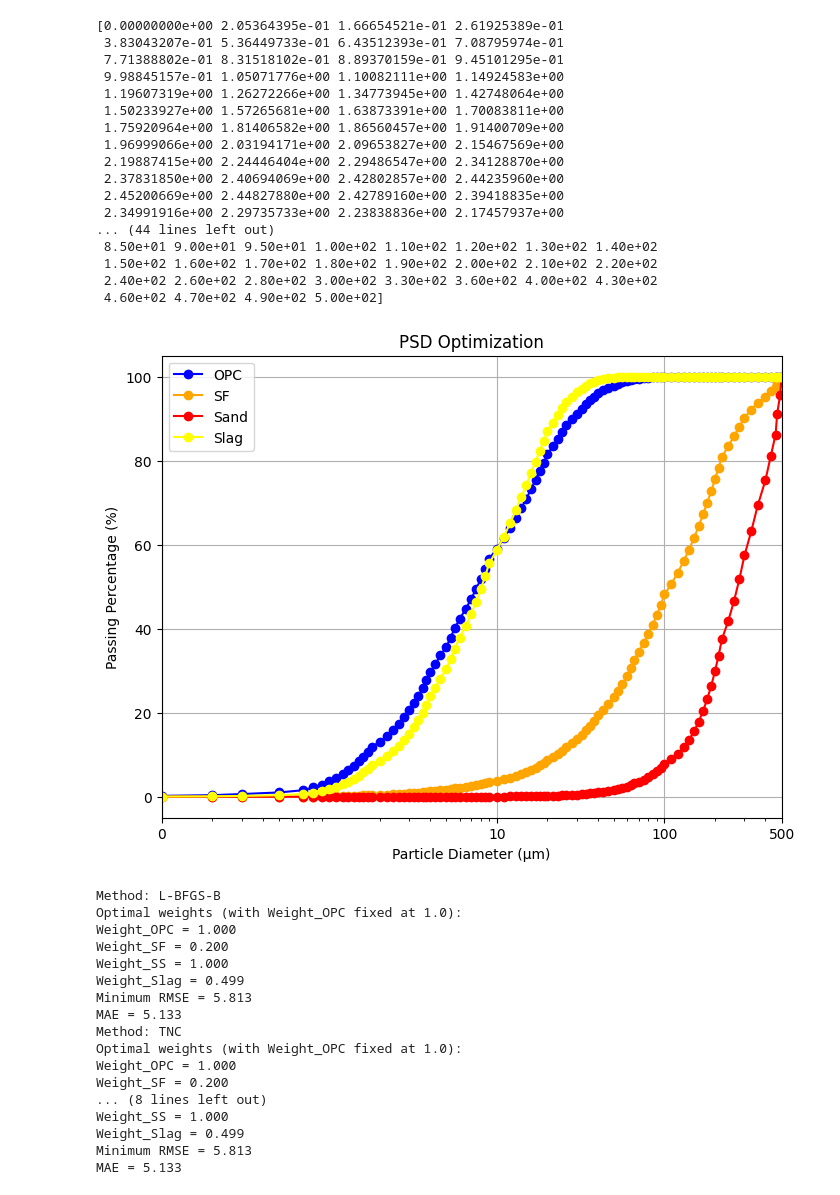
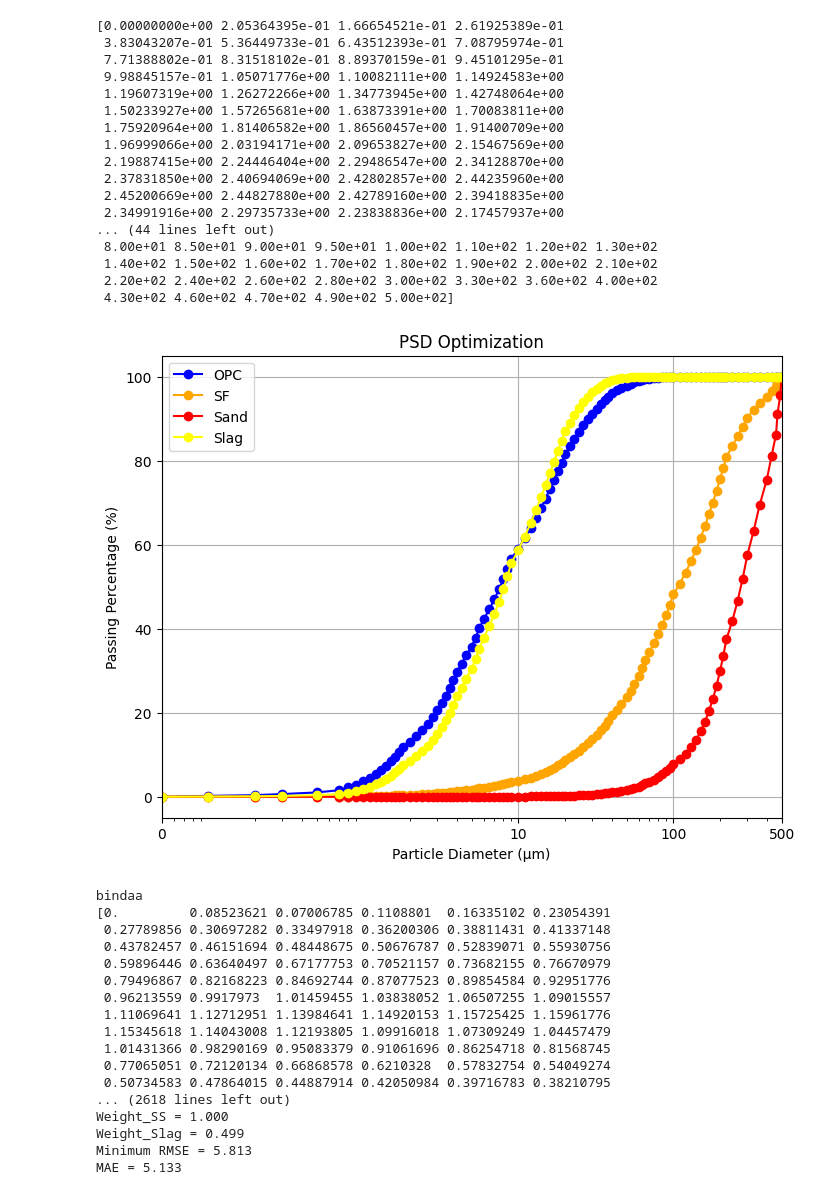
Before and after one commit to SeifSultan03/UHPC-optimization, a Jupyter notebook: UHPC.ipynb, the cells around one changed output. Cells and saved outputs as stored; diff of their text form; code cells hidden in the pictures.

```diff
--- a/UHPC.ipynb
+++ b/UHPC.ipynb
@@ -19,12 +19,12 @@ print(np.cumsum(A))
 d = df['Particle diameter'].values
 
 plt.figure(figsize=(8, 6))
-d_plot = d[1:]  # Exclude the first element from x-axis values
+d_plot = d  # Exclude the first element from x-axis values
 print(d_plot)
-plt.plot(d_plot, np.cumsum(A[1:]), label=f'OPC', color='blue', marker='o')
-plt.plot(d_plot, np.cumsum(B[1:]), label=f'SF', color='orange', marker='o')
-plt.plot(d_plot, np.cumsum(C[1:]), label=f'Sand', color='red', marker='o')
-plt.plot(d_plot, np.cumsum(D[1:]), label=f'Slag', color='yellow', marker='o')
+plt.plot(d_plot, np.cumsum(A), label=f'OPC', color='blue', marker='o')
+plt.plot(d_plot, np.cumsum(B), label=f'SF', color='orange', marker='o')
+plt.plot(d_plot, np.cumsum(C), label=f'Sand', color='red', marker='o')
+plt.plot(d_plot, np.cumsum(D), label=f'Slag', color='yellow', marker='o')
 plt.xscale('log')  # Set x-axis to logarithmic scale
 plt.xlabel('Particle Diameter (μm)')
 plt.ylabel('Passing Percentage (%)')
@@ -37,7 +37,7 @@ plt.gca().xaxis.set_major_formatter(formatter)
 plt.xticks([d_plot.min(), 10, 100, 500])
 
 plt.legend()
-plt.grid(True)  # Show grid for both major and minor ticks
+plt.grid(True)
 
 plt.show()
 
@@ -62,11 +62,8 @@ Density_Slag = 2.85
 # Fixed value for Weight_OPC
 Weight_OPC = 1.0
 
-
-
 # Define the RMSE function to minimize
 def rmse_function(weights):
-
     Weight_SF, Weight_SS, Weight_Slag = weights
     Total_Volume = (Weight_OPC / Density_OPC
                     + Weight_SF / Density_SF
@@ -79,6 +76,8 @@ def rmse_function(weights):
               + C * Weight_SS / (Total_Volume * Density_SS)
               + D * Weight_Slag / (Total_Volume * Density_Slag))
 
+    print("bindaa")
+    print(Binder)
     # Create a cumulative column based on Binder
     cumulative = np.cumsum(Binder)
 
@@ -87,6 +86,8 @@ def rmse_function(weights):
     rmse = np.sqrt(np.mean((alpha[1:100] - cumulative[1:100])**2))
     return rmse
 
+rmse_function([0.1, 1.0, 1.0 / 10])
+rmse_function([1, 0.1, 1.0 / 10])
 # Initial guess for the weights [Weight_SF, Weight_SS, Weight_Slag]
 initial_guess = [0.1, 1, 1.0 / 10]  # An initial guess within the acceptable range for Weight_Slag
 
@@ -106,55 +107,55 @@ for method in methods:
 
     # Calculate the cumulative Binder values for the optimal weights
     cumulative = rmse_function.cumulative
 
     # Calculate MAE
     mae = np.mean(np.abs(alpha[1:100] - cumulative[1:100]))
 
     # Print the method used, optimal weights, minimum RMSE, and MAE
     print(f"Method: {method}")
     print("Optimal weights (with Weight_OPC fixed at 1.0):")
     print("Weight_OPC = {:.3f}".format(Weight_OPC))
     print("Weight_SF = {:.3f}".format(optimal_weights[0]))
     print("Weight_SS = {:.3f}".format(optimal_weights[1]))
     print("Weight_Slag = {:.3f}".format(optimal_weights[2]))
     print("Minimum RMSE = {:.3f}".format(result.fun))
     print("MAE = {:.3f}".format(mae))
 # %% [output]
 [0.00000000e+00 2.05364395e-01 1.66654521e-01 2.61925389e-01
  3.83043207e-01 5.36449733e-01 6.43512393e-01 7.08795974e-01
  7.71388802e-01 8.31518102e-01 8.89370159e-01 9.45101295e-01
  9.98845157e-01 1.05071776e+00 1.10082111e+00 1.14924583e+00
  1.19607319e+00 1.26272266e+00 1.34773945e+00 1.42748064e+00
  1.50233927e+00 1.57265681e+00 1.63873391e+00 1.70083811e+00
  1.75920964e+00 1.81406582e+00 1.86560457e+00 1.91400709e+00
  1.96999066e+00 2.03194171e+00 2.09653827e+00 2.15467569e+00
  2.19887415e+00 2.24446404e+00 2.29486547e+00 2.34128870e+00
  2.37831850e+00 2.40694069e+00 2.42802857e+00 2.44235960e+00
  2.45200669e+00 2.44827880e+00 2.42789160e+00 2.39418835e+00
  2.34991916e+00 2.29735733e+00 2.23838836e+00 2.17457937e+00
 ... (44 lines left out)
- 8.50e+01 9.00e+01 9.50e+01 1.00e+02 1.10e+02 1.20e+02 1.30e+02 1.40e+02
- 1.50e+02 1.60e+02 1.70e+02 1.80e+02 1.90e+02 2.00e+02 2.10e+02 2.20e+02
- 2.40e+02 2.60e+02 2.80e+02 3.00e+02 3.30e+02 3.60e+02 4.00e+02 4.30e+02
- 4.60e+02 4.70e+02 4.90e+02 5.00e+02]
+ 8.00e+01 8.50e+01 9.00e+01 9.50e+01 1.00e+02 1.10e+02 1.20e+02 1.30e+02
+ 1.40e+02 1.50e+02 1.60e+02 1.70e+02 1.80e+02 1.90e+02 2.00e+02 2.10e+02
+ 2.20e+02 2.40e+02 2.60e+02 2.80e+02 3.00e+02 3.30e+02 3.60e+02 4.00e+02
+ 4.30e+02 4.60e+02 4.70e+02 4.90e+02 5.00e+02]
-[figure, old version]
+[figure, new version]
-Method: L-BFGS-B
-Optimal weights (with Weight_OPC fixed at 1.0):
-Weight_OPC = 1.000
-Weight_SF = 0.200
+bindaa
+[0.         0.08523621 0.07006785 0.1108801  0.16335102 0.23054391
+ 0.27789856 0.30697282 0.33497918 0.36200306 0.38811431 0.41337148
+ 0.43782457 0.46151694 0.48448675 0.50676787 0.52839071 0.55930756
+ 0.59896446 0.63640497 0.67177753 0.70521157 0.73682155 0.76670979
+ 0.79496867 0.82168223 0.84692744 0.87077523 0.89854584 0.92951776
+ 0.96213559 0.9917973  1.01459455 1.03838052 1.06507255 1.09015557
+ 1.11069641 1.12712951 1.13984641 1.14920153 1.15725425 1.15961776
+ 1.15345618 1.14043008 1.12193805 1.09916018 1.07309249 1.04457479
+ 1.01431366 0.98290169 0.95083379 0.91061696 0.86254718 0.81568745
+ 0.77065051 0.72120134 0.66868578 0.6210328  0.57832754 0.54049274
+ 0.50734583 0.47864015 0.44887914 0.42050984 0.39716783 0.38210795
+... (2618 lines left out)
 Weight_SS = 1.000
 Weight_Slag = 0.499
 Minimum RMSE = 5.813
 MAE = 5.133
-Method: TNC
-Optimal weights (with Weight_OPC fixed at 1.0):
-Weight_OPC = 1.000
-Weight_SF = 0.200
-... (8 lines left out)
-Weight_SS = 1.000
-Weight_Slag = 0.499
-Minimum RMSE = 5.813
-MAE = 5.133
 # %%
 import pandas as pd
 import numpy as np
```
Also changed, not shown: parts of 1 cell of this notebook, 18 other files.
